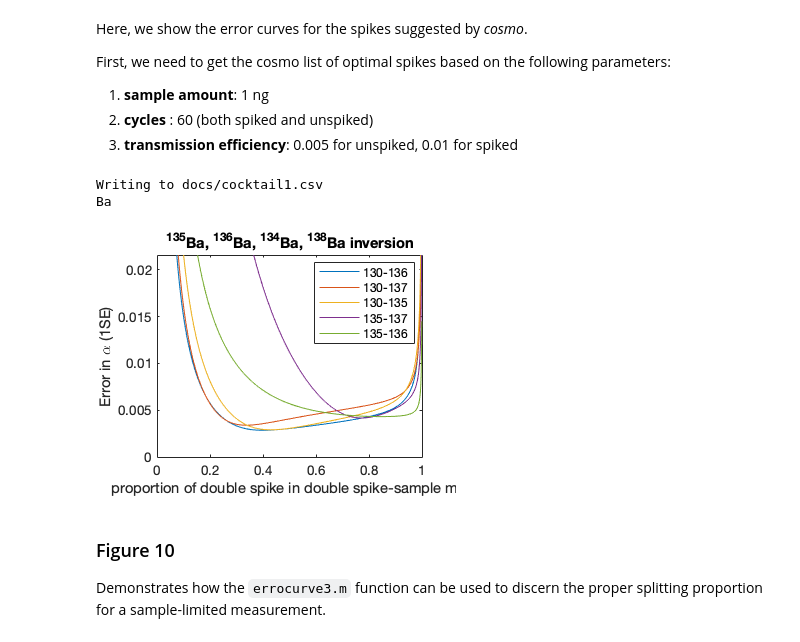
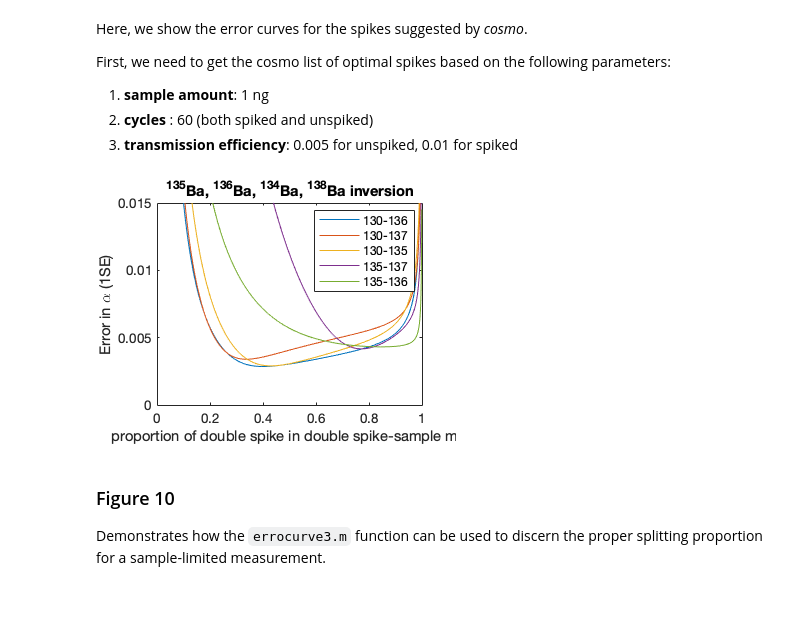
Before and after one commit to rcmarq/cosmo, a Jupyter notebook: docs/figures.ipynb, the cells around one changed output. Cells and saved outputs as stored; diff of their text form; code cells hidden in the pictures; blank space fills up the shorter version.

Commit message:
Updates to figures - final for first revision submission

```diff
--- a/docs/figures.ipynb
+++ b/docs/figures.ipynb
@@ -496,32 +497,32 @@ T=300; % K
 deltat=4.194; %
 
 shake('Ba',sample,eff,[cycles cycles],R,R_ref,T,deltat);
-cosmo('docs/cocktail1.csv',{'Ba'})
+%cosmo('docs/cocktail1.csv',{'Ba'})
-# %% [output]
-Writing to docs/cocktail1.csv
-Ba
 # %%
 % Read/import csv as a table
 Ba1 = readtable('docs/cocktail1.csv');
+errorcurve4('Ba',table2array(Ba1(1,{'split'})),table2array(Ba1(1,isos)),[130 135 136 138],[138 136])
 
-errorcurve4('Ba',table2array(Ba1(1,{'split'})),table2array(Ba1(1,isos)),[130 135 136 138],[138 136])
 hold on
+
 errorcurve4('Ba',table2array(Ba1(11,{'split'})),table2array(Ba1(11,isos)),[130 135 137 138],[138 137])
 errorcurve4('Ba',table2array(Ba1(2,{'split'})),table2array(Ba1(2,isos)),[130 136 135 138],[138 136])
 errorcurve4('Ba',table2array(Ba1(76,{'split'})),table2array(Ba1(76,isos)),[136 135 137 138],[138 137])
 errorcurve4('Ba',table2array(Ba1(96,{'split'})),table2array(Ba1(96,isos)),[135 136 134 138],[137 134])
+ylim([0 0.015])
 
 hold off
 legend('130-136','130-137','130-135','135-137','135-136')
+
 
 cd figures
 set(gcf, 'PaperUnits', 'inches');
 x_width=3.75 ;y_width=2.8;
 set(gcf, 'PaperPosition', [0 0 x_width y_width]);
 saveas(gcf,'fig9b','epsc')
 cd ..
 # %% [output]
-[figure, old version]
+[figure, new version]
 # %% [markdown]
 ### Figure 10
 
```
Also changed, not shown: parts of 3 cells of this notebook.
